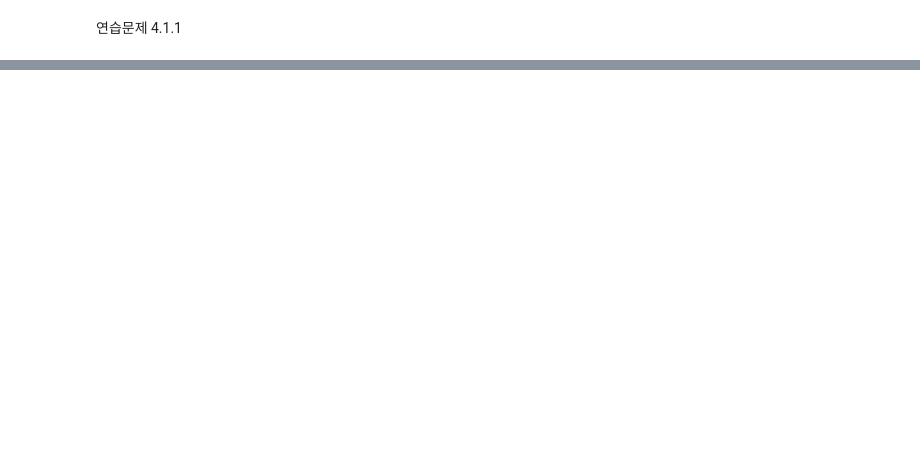
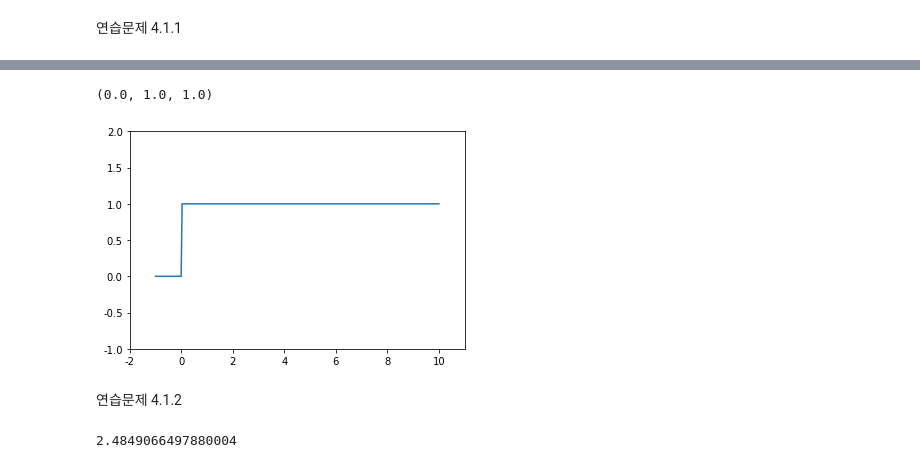
Before and after one commit to LakeLee4495/DataAnalysis-Lecture, a Jupyter notebook: 연습문제 4.1~4.3.ipynb, the cells around one changed output, grey strips where cells are left out. Drawn from its saved outputs; the diff is of its cells as text; code cells hidden in the pictures; blank space fills up the shorter version.

```diff
--- a/연습문제 4.1~4.3.ipynb
+++ b/연습문제 4.1~4.3.ipynb
@@ -18,0 +24,25 @@ NameError: name 'f' is not defined
+# %%
+def danwi_function(x):
+    if isinstance(x, np.ndarray):
+        return np.where(x >= 0,1,0)
+    else:
+        return 1.0 if x >= 0 else 0.0
+danwi_function(-100), danwi_function(0), danwi_function(10)
+# %% [output]
+(0.0, 1.0, 1.0)
+# %%
+x = np.linspace(-1,10,300)
+y = danwi_function(x)
+
+plt.plot(x, y)
+plt.xlim(-2, 11)
+plt.ylim(-1, 2)
+plt.show()
+# %% [output]
+[figure, added]
+# %% [markdown]
+연습문제 4.1.2
+# %%
+np.log(12)
+# %% [output]
+2.4849066497880004
```
Also changed, not shown: parts of 10 cells of this notebook, 6 other files.
